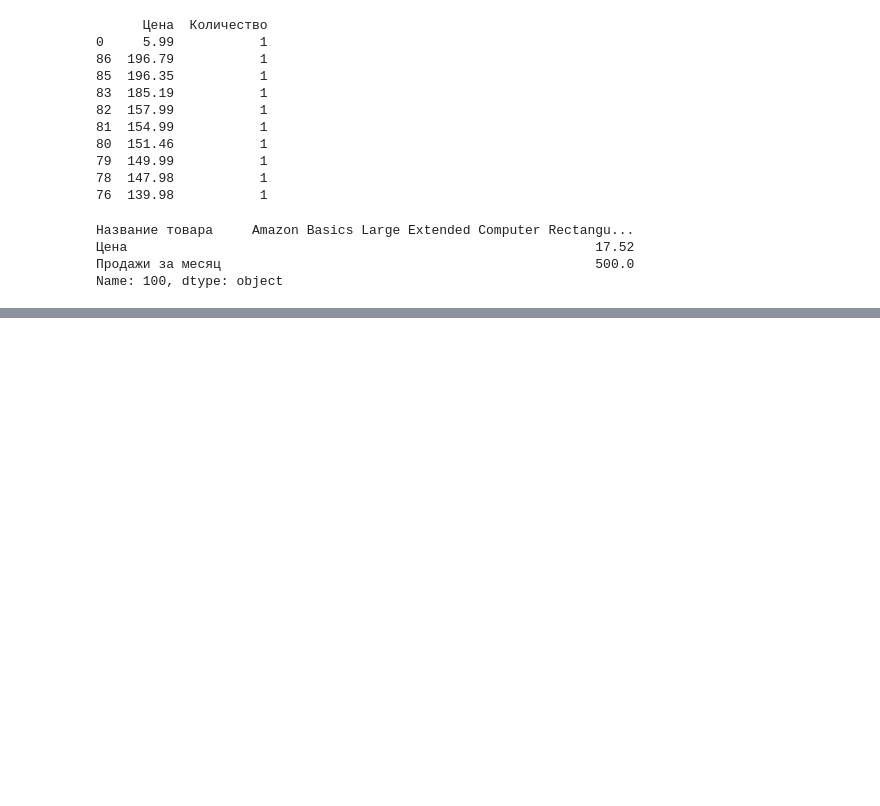
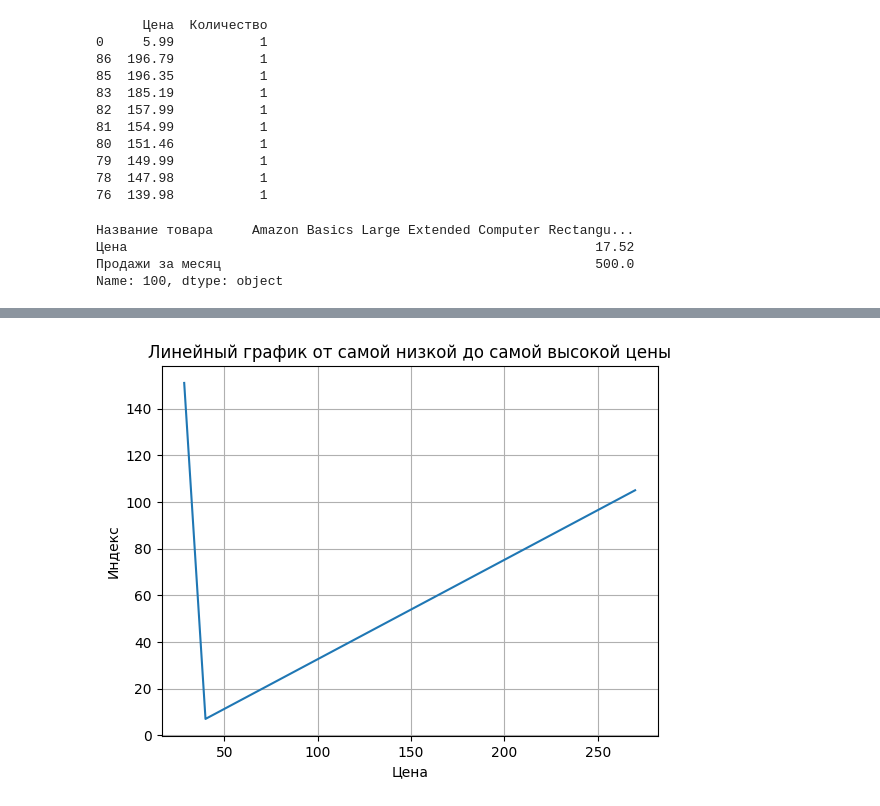
Before and after one commit to cosmodesant49/Data_analitic_wb, a Jupyter notebook: DB_WB.ipynb, the cells around one changed output, grey strips where cells are left out. Cells and saved outputs as stored; diff of their text form; code cells hidden in the pictures; blank space fills up the shorter version.

```diff
--- a/DB_WB.ipynb
+++ b/DB_WB.ipynb
@@ -157,0 +174,13 @@ Name: 100, dtype: object
+# %%
+import matplotlib.pyplot as plt
+
+df_sorted = df.sort_values(by='Цена')
+
+plt.plot(df_sorted['Цена'], df_sorted.index)
+plt.xlabel('Цена')
+plt.ylabel('Индекс')
+plt.title('Линейный график от самой низкой до самой высокой цены')
+plt.grid(True)
+plt.show()
+# %% [output]
+[figure, added]
```
Also changed, not shown: parts of 6 cells of this notebook.
